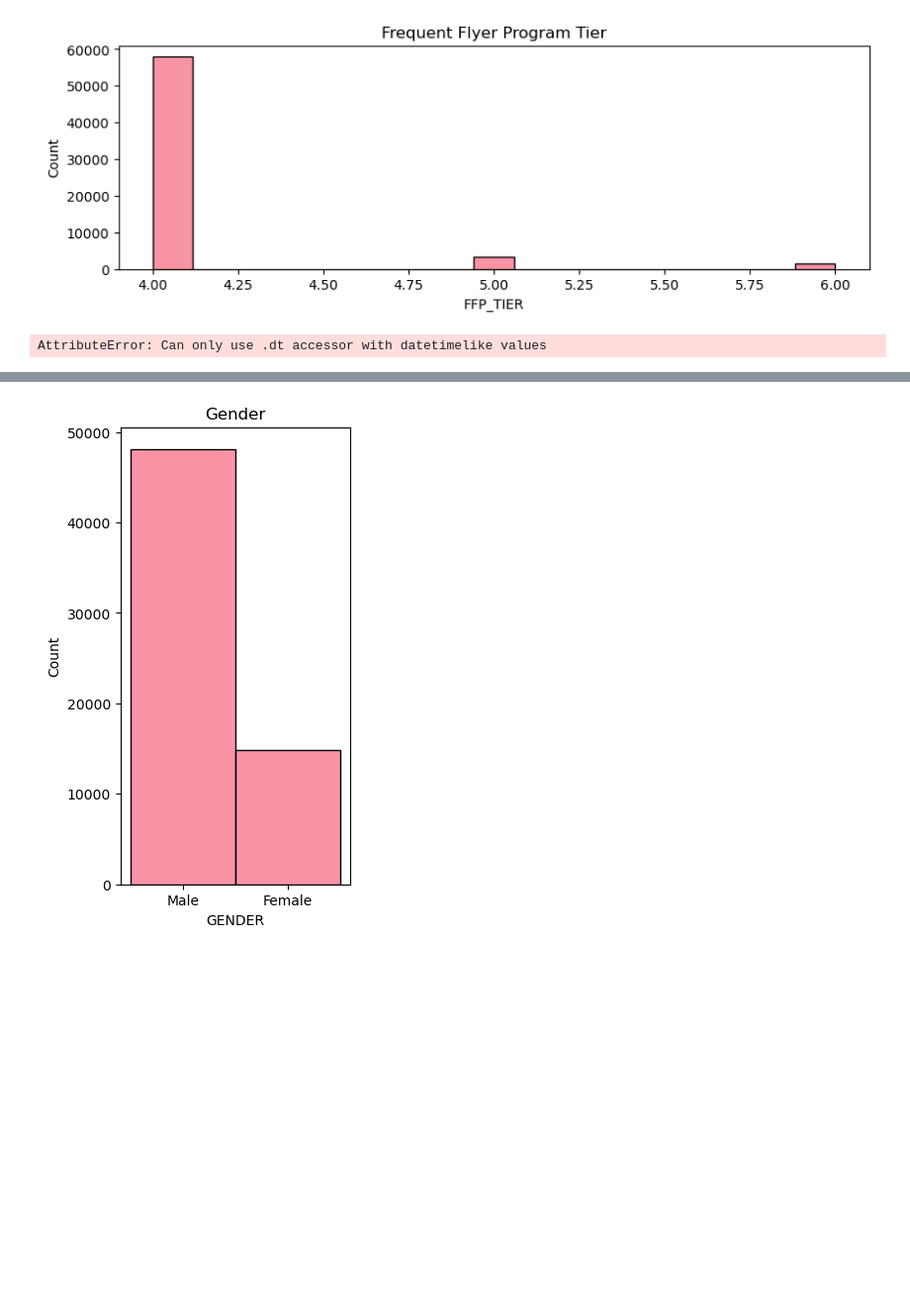
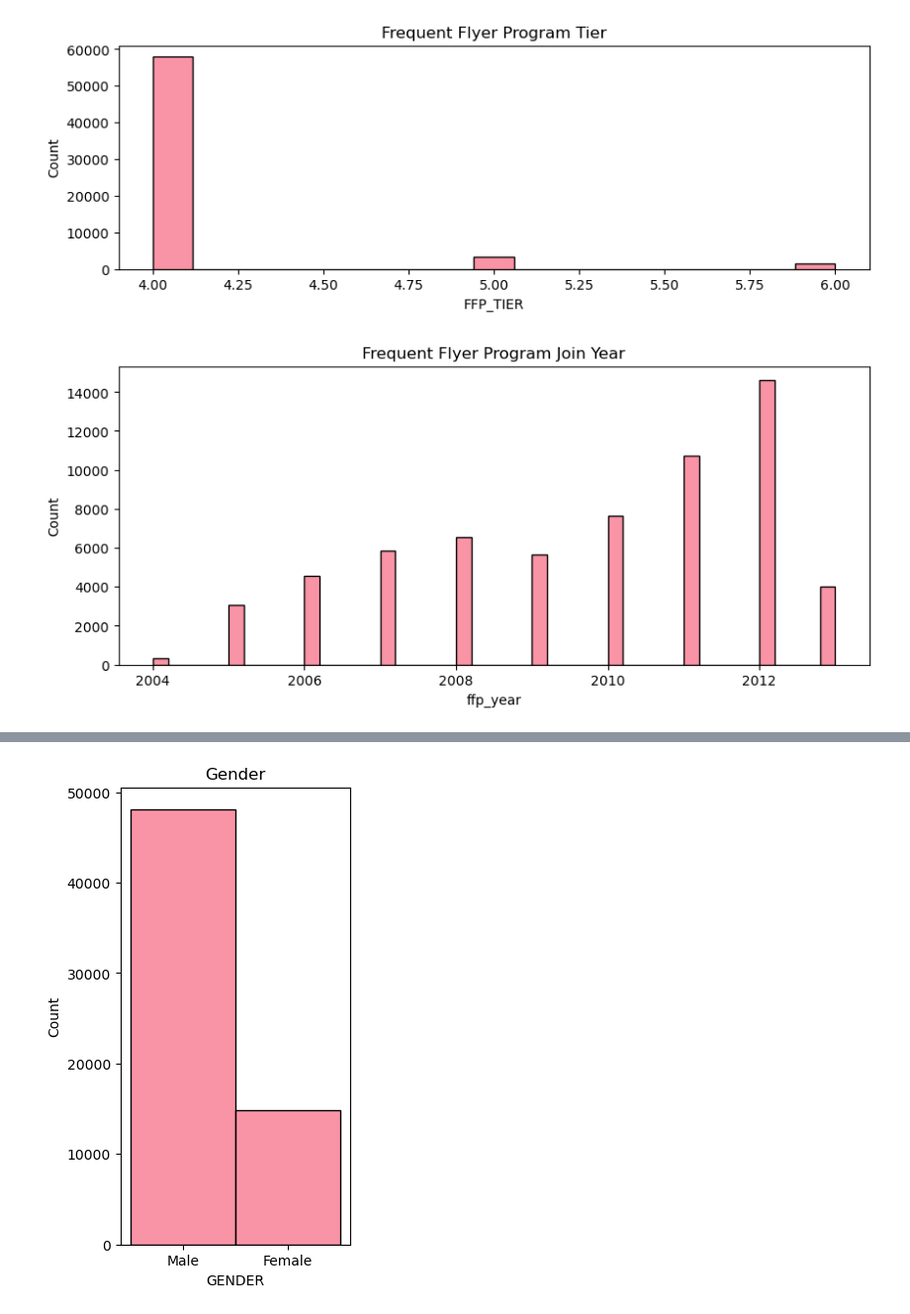
Before and after one commit to gbriansatria/Final-Project-Raka-MAX, a Jupyter notebook: Homework Stage 3/Homework Unsupervised Learning.ipynb, the cells around one changed output, grey strips where cells are left out. Shown: that part at 99% size. Saved outputs shown, nothing was run; the diff lists cells and outputs as text; code cells hidden in the pictures; blank space fills up the shorter version.

Commit message:
EDA + cleanup
'LAST_FLIGHT_DATE' masih belum tau kenapa.

```diff
--- a/Homework Stage 3/Homework Unsupervised Learning.ipynb
+++ b/Homework Stage 3/Homework Unsupervised Learning.ipynb
@@ -151,9 +153,18 @@ plt.title('Frequent Flyer Program Tier')
 plt.show()
 # %% [output]
 [figure]
-# %%
-df1 = df.copy()
-df1['FFP_DATE'] = pd.to_datetime(df1['FFP_DATE'])
-df['FFP_year'] = df['FFP_DATE'].dt.year
-# %% [output]
-AttributeError: Can only use .dt accessor with datetimelike values
+# %%
+df1 = df.copy()
+
+#reducing the Frequent Flyer program date to per year
+df1['FFP_DATE'] = pd.to_datetime(df1['FFP_DATE'])
+df1['ffp_year'] = df1['FFP_DATE'].dt.year
+
+#FFP_DATE
+
+plt.figure(figsize=(10,4))
+sns.histplot(x='ffp_year', data=df1)
+plt.title('Frequent Flyer Program Join Year')
+plt.show()
+# %% [output]
+[figure, added]
```
Also changed, not shown: parts of 16 cells of this notebook.
